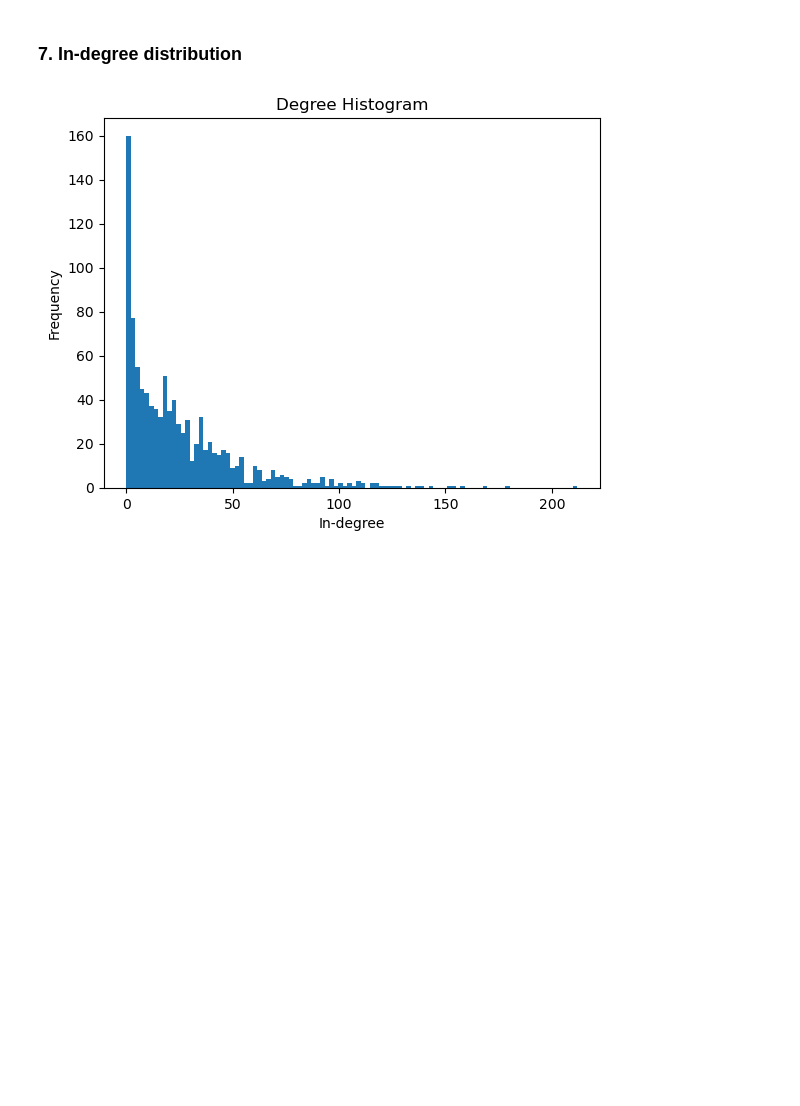
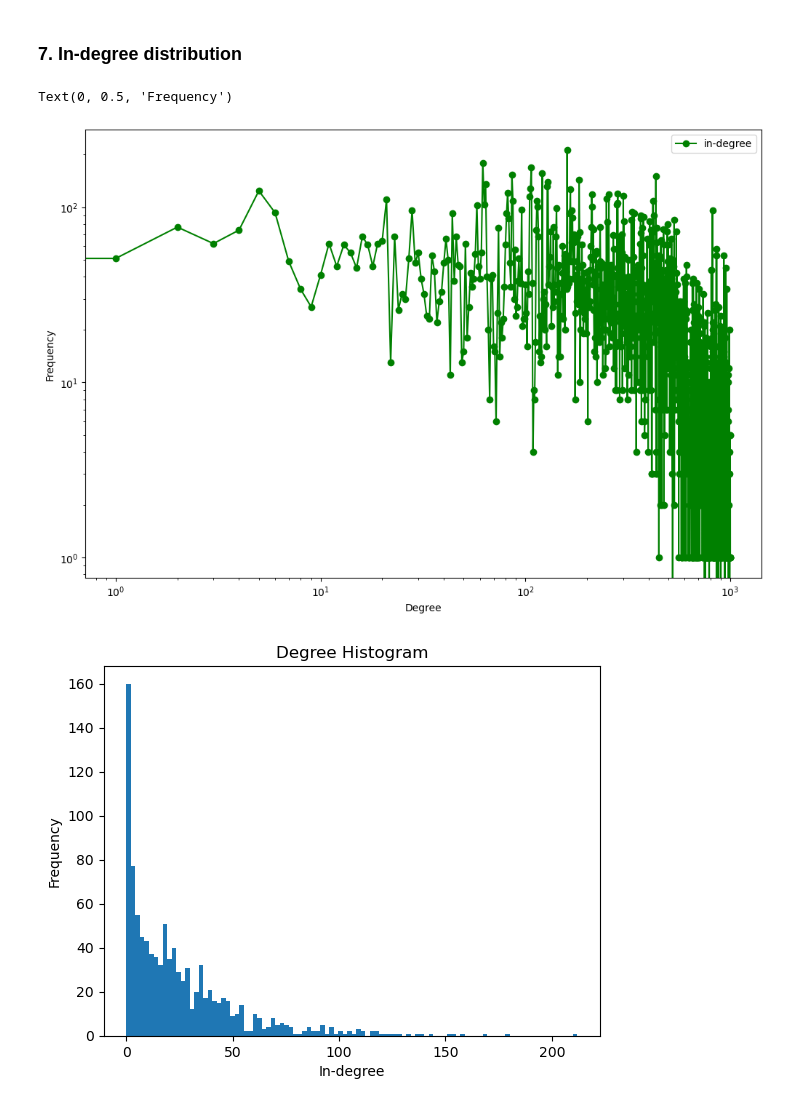
Before and after one commit to aaronchenwei/practical-social-network-analysis-with-python, a Jupyter notebook: 01-basics-of-graph-theory/basics-of-graph-theory.ipynb, the cells around one changed output. Cells and saved outputs as stored; diff of their text form; code cells hidden in the pictures; blank space fills up the shorter version.

```diff
--- a/01-basics-of-graph-theory/basics-of-graph-theory.ipynb
+++ b/01-basics-of-graph-theory/basics-of-graph-theory.ipynb
@@ -15,7 +15,8 @@ from collections import Counter
 # %% [markdown]
 ### Load edges into networkx
 # %%
-G = nx.read_edgelist('email-Eu-core.txt', create_using=nx.DiGraph)
+# Load the edges from the text file using read_edgelist
+G = nx.read_edgelist('email-Eu-core.txt', create_using=nx.DiGraph())
 # %% [markdown]
 ### 1. Number of nodes
 # %%
@@ -68,5 +84,23 @@ print('Number of isolated nodes:', len(isolated_nodes))
 Number of isolated nodes: 0
 # %% [markdown]
 ### 7. In-degree distribution
+# %%
+in_degree = dict(G.in_degree())
+degseq=[in_degree.get(k,0) for k in G.nodes()]
+dmax=max(degseq)+1
+freq= [ 0 for d in range(dmax) ]
+for d in degseq:
+    freq[d] += 1
+
+# plot
+degrees = range(len(degseq))
+plt.figure(figsize=(12, 8))
+plt.loglog(range(len(degseq)), degseq, 'go-', label='in-degree')
+plt.legend(loc="upper right")
+plt.xlabel('Degree')
+plt.ylabel('Frequency')
+# %% [output]
+Text(0, 0.5, 'Frequency')
+[figure, added]
 # %%
 deg_seq = [G.in_degree(x) for x in nx.nodes(G)]
```
Also changed, not shown: parts of 15 cells of this notebook.
